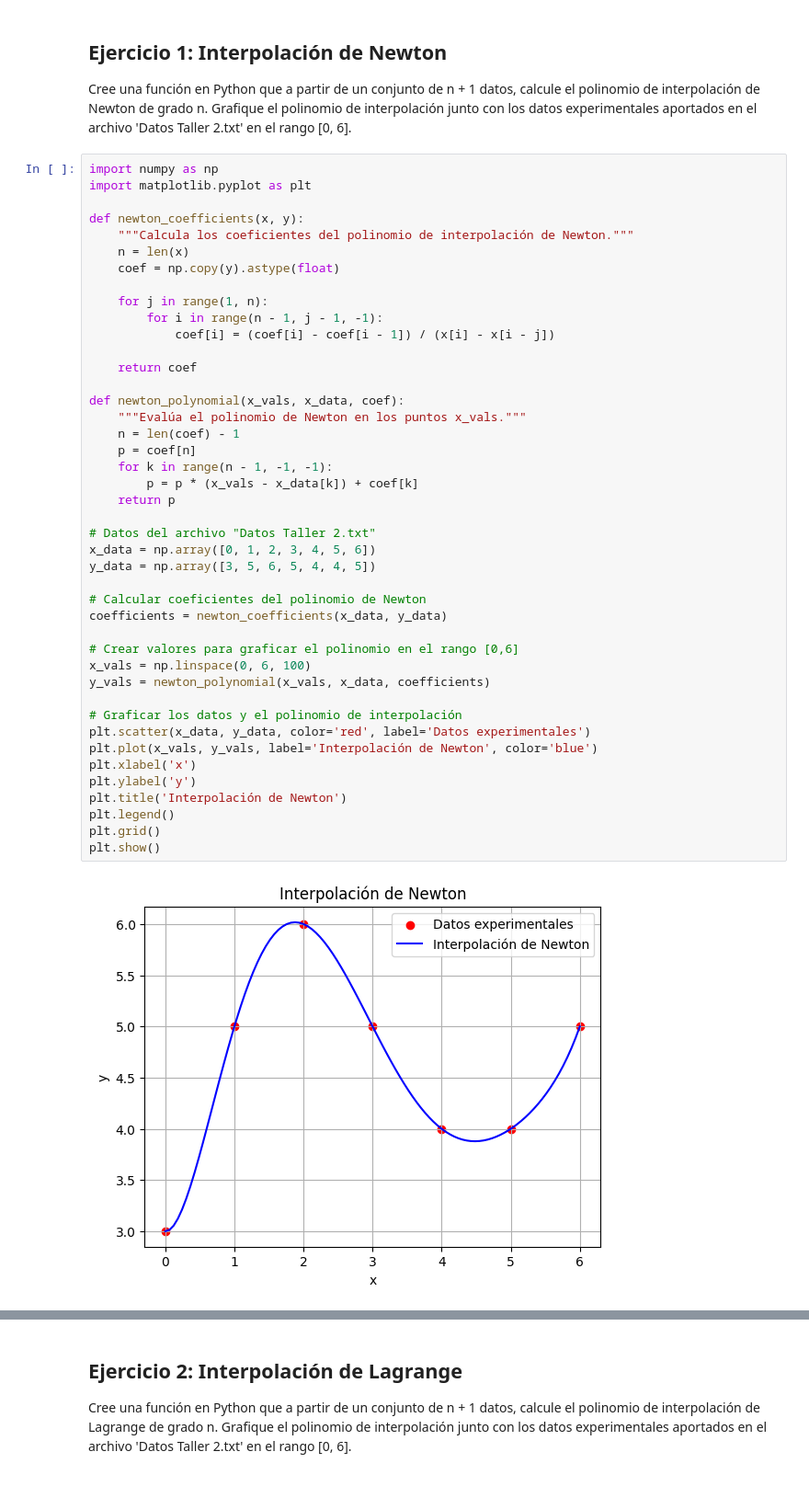
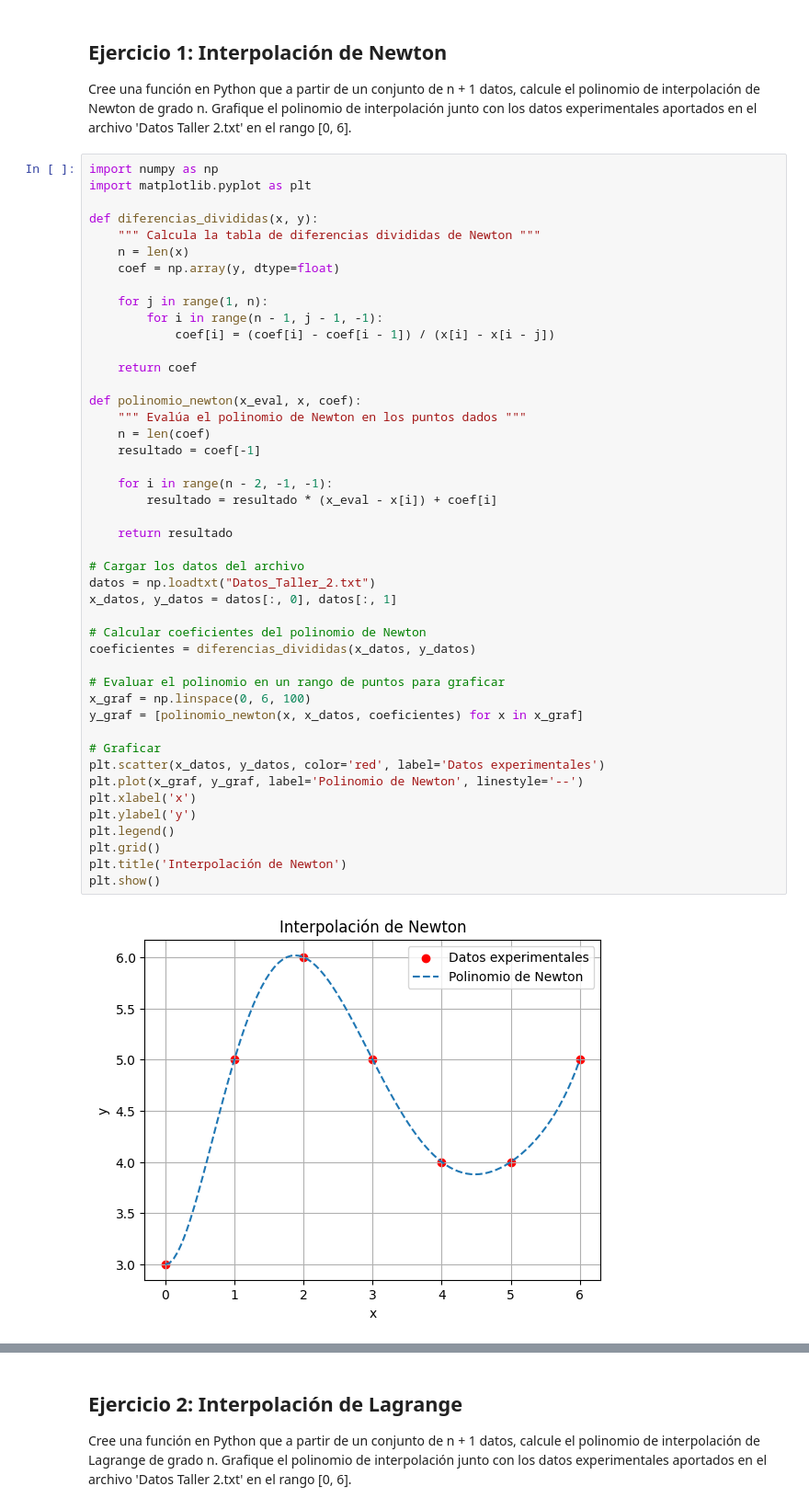
Before and after one commit to clauloro/Simulacion_numerica, a Jupyter notebook: Talller_2_Interpolación/2.ipynb, the cells around one changed output, grey strips where cells are left out. Shown at 92% size. Saved outputs shown, nothing was run; the diff lists cells and outputs as text.

Commit message:
Taller 2 Simulacion numerica

```diff
--- a/Talller_2_Interpolación/2.ipynb
+++ b/Talller_2_Interpolación/2.ipynb
@@ -9,45 +9,47 @@ datos experimentales aportados en el archivo 'Datos Taller 2.txt' en el rango [0
 # %%
 import numpy as np
 import matplotlib.pyplot as plt
 
-def newton_coefficients(x, y):
-    """Calcula los coeficientes del polinomio de interpolación de Newton."""
+def diferencias_divididas(x, y):
+    """ Calcula la tabla de diferencias divididas de Newton """
     n = len(x)
-    coef = np.copy(y).astype(float)
+    coef = np.array(y, dtype=float)
 
     for j in range(1, n):
         for i in range(n - 1, j - 1, -1):
             coef[i] = (coef[i] - coef[i - 1]) / (x[i] - x[i - j])
 
     return coef
 
-def newton_polynomial(x_vals, x_data, coef):
-    """Evalúa el polinomio de Newton en los puntos x_vals."""
-    n = len(coef) - 1
-    p = coef[n]
-    for k in range(n - 1, -1, -1):
-        p = p * (x_vals - x_data[k]) + coef[k]
-    return p
+def polinomio_newton(x_eval, x, coef):
+    """ Evalúa el polinomio de Newton en los puntos dados """
+    n = len(coef)
+    resultado = coef[-1]
 
-# Datos del archivo "Datos Taller 2.txt"
-x_data = np.array([0, 1, 2, 3, 4, 5, 6])
-y_data = np.array([3, 5, 6, 5, 4, 4, 5])
+    for i in range(n - 2, -1, -1):
+        resultado = resultado * (x_eval - x[i]) + coef[i]
+
+    return resultado
+
+# Cargar los datos del archivo
+datos = np.loadtxt("Datos_Taller_2.txt")
+x_datos, y_datos = datos[:, 0], datos[:, 1]
 
 # Calcular coeficientes del polinomio de Newton
-coefficients = newton_coefficients(x_data, y_data)
+coeficientes = diferencias_divididas(x_datos, y_datos)
 
-# Crear valores para graficar el polinomio en el rango [0,6]
-x_vals = np.linspace(0, 6, 100)
-y_vals = newton_polynomial(x_vals, x_data, coefficients)
+# Evaluar el polinomio en un rango de puntos para graficar
+x_graf = np.linspace(0, 6, 100)
+y_graf = [polinomio_newton(x, x_datos, coeficientes) for x in x_graf]
 
-# Graficar los datos y el polinomio de interpolación
-plt.scatter(x_data, y_data, color='red', label='Datos experimentales')
-plt.plot(x_vals, y_vals, label='Interpolación de Newton', color='blue')
+# Graficar
+plt.scatter(x_datos, y_datos, color='red', label='Datos experimentales')
+plt.plot(x_graf, y_graf, label='Polinomio de Newton', linestyle='--')
 plt.xlabel('x')
 plt.ylabel('y')
-plt.title('Interpolación de Newton')
 plt.legend()
 plt.grid()
+plt.title('Interpolación de Newton')
 plt.show()
 # %% [output]
-[figure, old version]
+[figure, new version]
```
Also changed, not shown: parts of 6 cells of this notebook.
